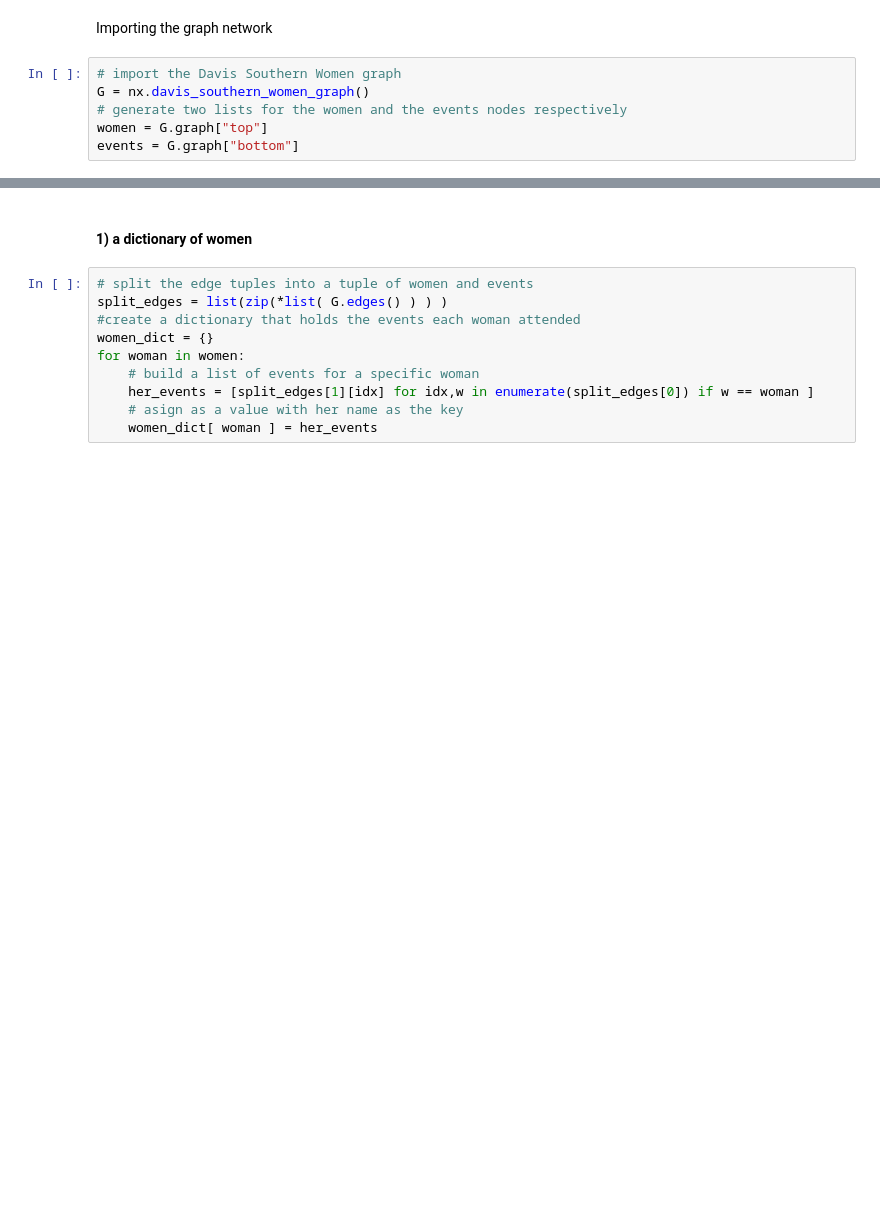
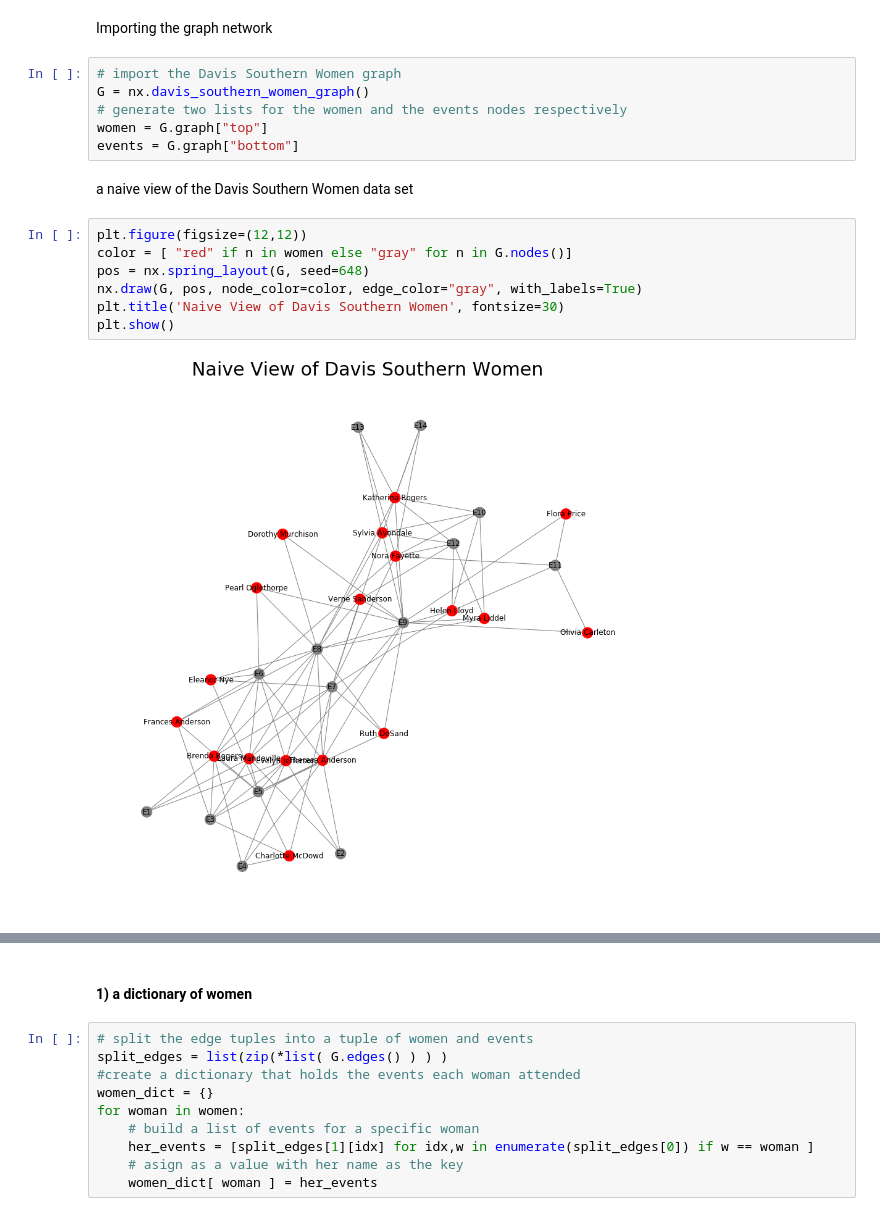
Before and after one commit to SmilodonCub/DATA620, a Jupyter notebook: Week6_Assignment.ipynb, the cells around one changed output, grey strips where cells are left out. Cells and saved outputs as stored; diff of their text form; blank space fills up the shorter version.

```diff
--- a/Week6_Assignment.ipynb
+++ b/Week6_Assignment.ipynb
@@ -36,3 +26,14 @@ G = nx.davis_southern_women_graph()
 # generate two lists for the women and the events nodes respectively
 women = G.graph["top"]
 events = G.graph["bottom"]
+# %% [markdown]
+a naive view of the Davis Southern Women data set
+# %%
+plt.figure(figsize=(12,12))
+color = [ "red" if n in women else "gray" for n in G.nodes()]
+pos = nx.spring_layout(G, seed=648)
+nx.draw(G, pos, node_color=color, edge_color="gray", with_labels=True)
+plt.title('Naive View of Davis Southern Women', fontsize=30)
+plt.show()
+# %% [output]
+[figure, added]
```
Also changed, not shown: parts of 34 cells of this notebook.
